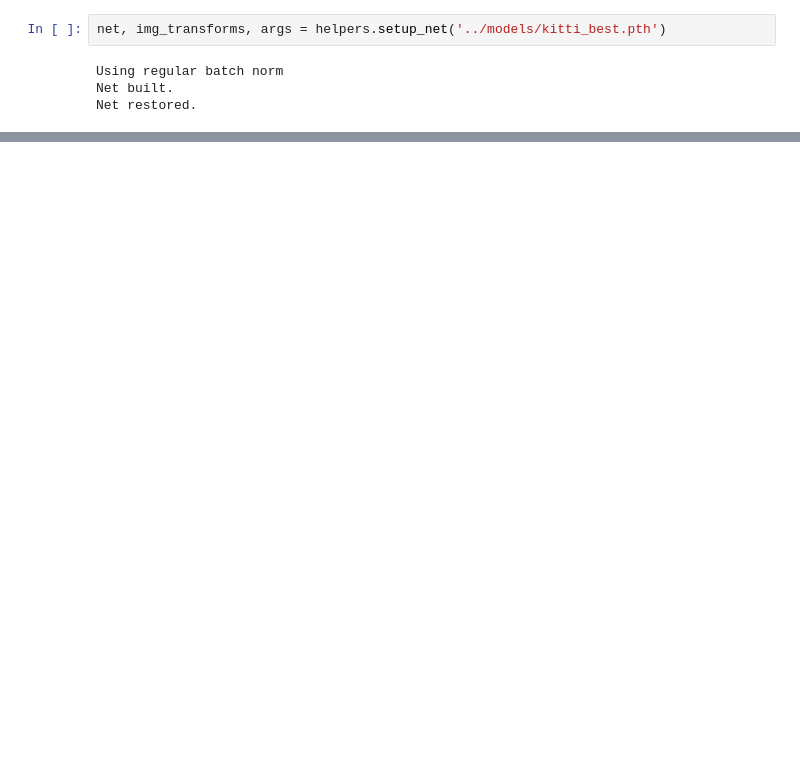
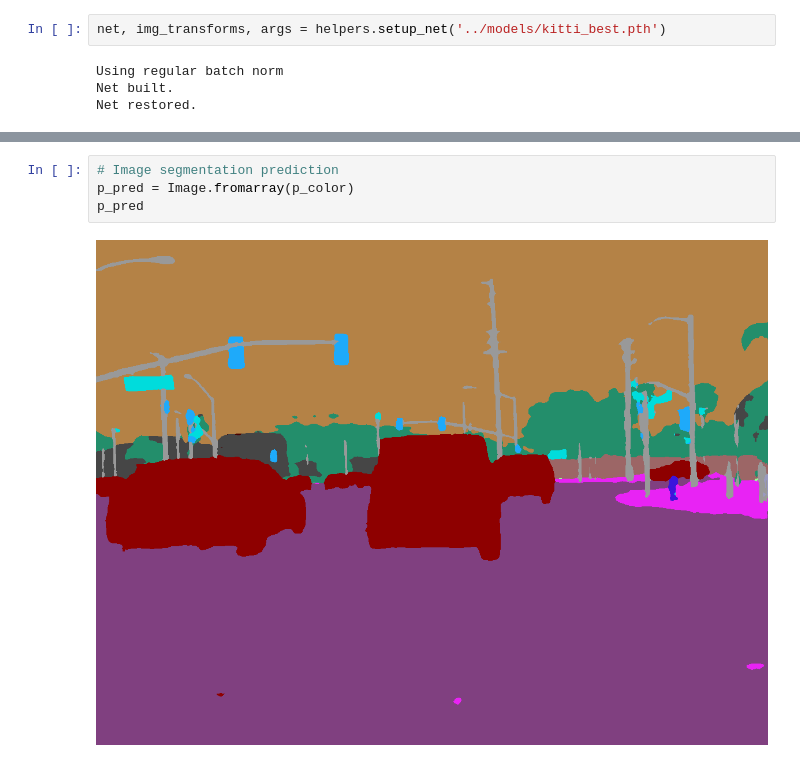
Before and after one commit to McCrearyD/semantic-segmentation, a Jupyter notebook: Setup.ipynb, the cells around one changed output, grey strips where cells are left out. Saved outputs shown, nothing was run; the diff lists cells and outputs as text; blank space fills up the shorter version.

```diff
--- a/Setup.ipynb
+++ b/Setup.ipynb
@@ -23,0 +30,6 @@ x
+# %%
+# Image segmentation prediction
+p_pred = Image.fromarray(p_color)
+p_pred
+# %% [output]
+[figure, added]
```
Also changed, not shown: parts of 23 cells of this notebook.
